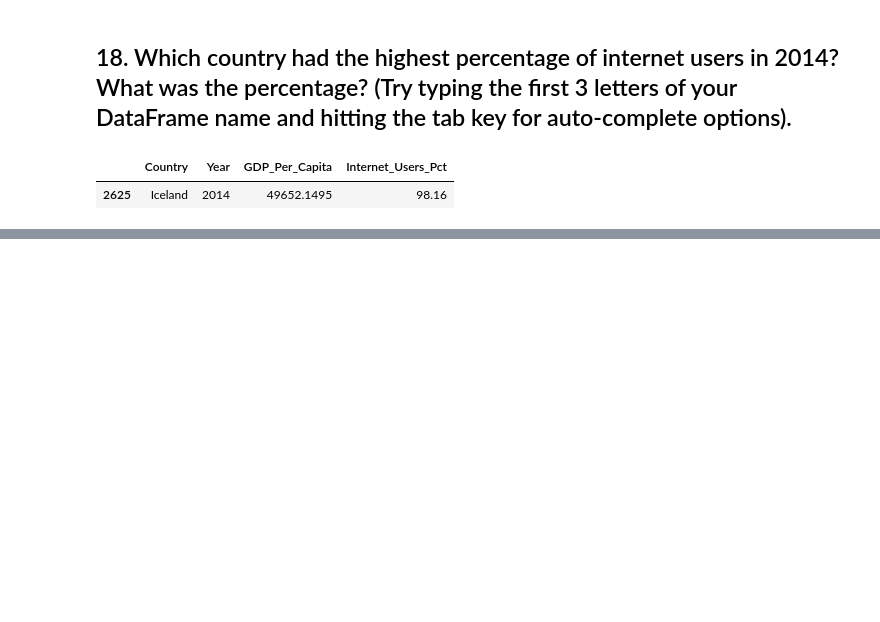
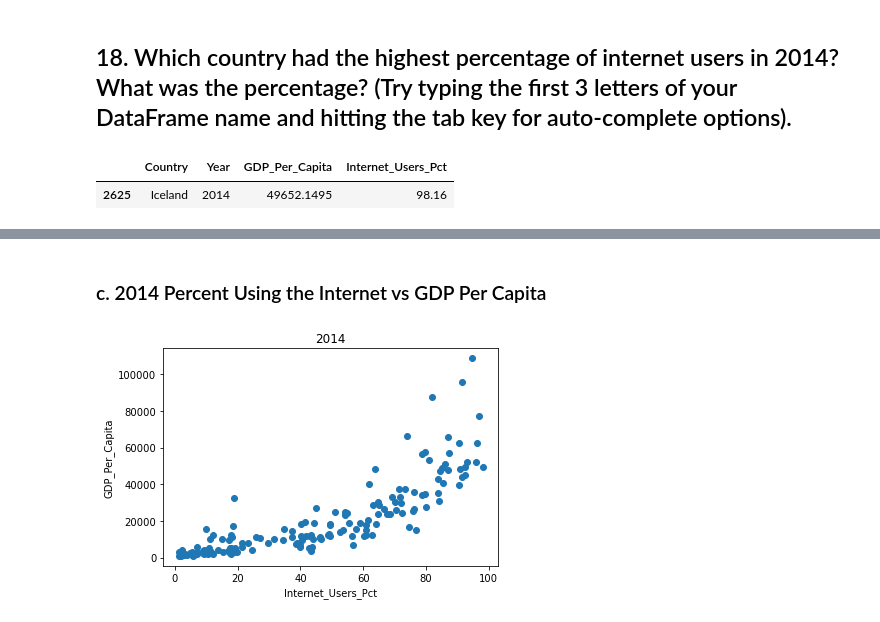
Before and after one commit to NSS-Data-Analytics-Cohort-7/gdp-and-internet-usage-jamorgan8, a Jupyter notebook: notebooks/gdp_and_internet_usage.ipynb, the cells around one changed output, grey strips where cells are left out. Cells and saved outputs as stored; diff of their text form; code cells hidden in the pictures; blank space fills up the shorter version.

```diff
--- a/notebooks/gdp_and_internet_usage.ipynb
+++ b/notebooks/gdp_and_internet_usage.ipynb
@@ -339,0 +427,13 @@ print(inet_2004_min)
+# %% [markdown]
+### c. 2014 Percent Using the Internet vs GDP Per Capita
+# %%
+inet2014_plt = gdp_2014['Internet_Users_Pct']
+gdp2014_plt = gdp_2014['GDP_Per_Capita']
+plt.xlabel('Internet_Users_Pct')
+plt.ylabel('GDP_Per_Capita')
+plt.title('2014')
+
+plt.scatter(inet2014_plt, gdp2014_plt,)
+plt.show()
+# %% [output]
+[figure, added]
```
Also changed, not shown: parts of 45 cells of this notebook.
